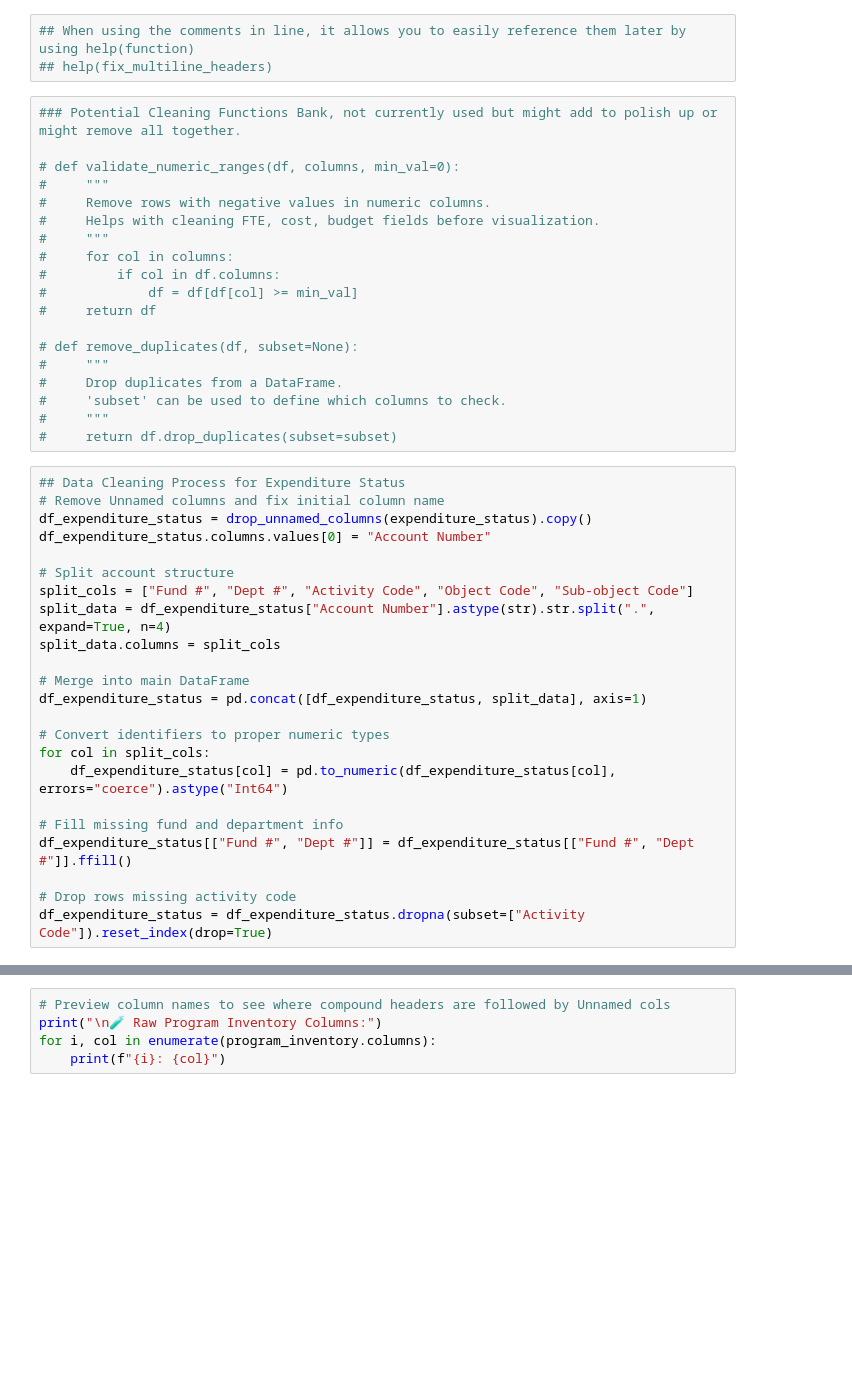
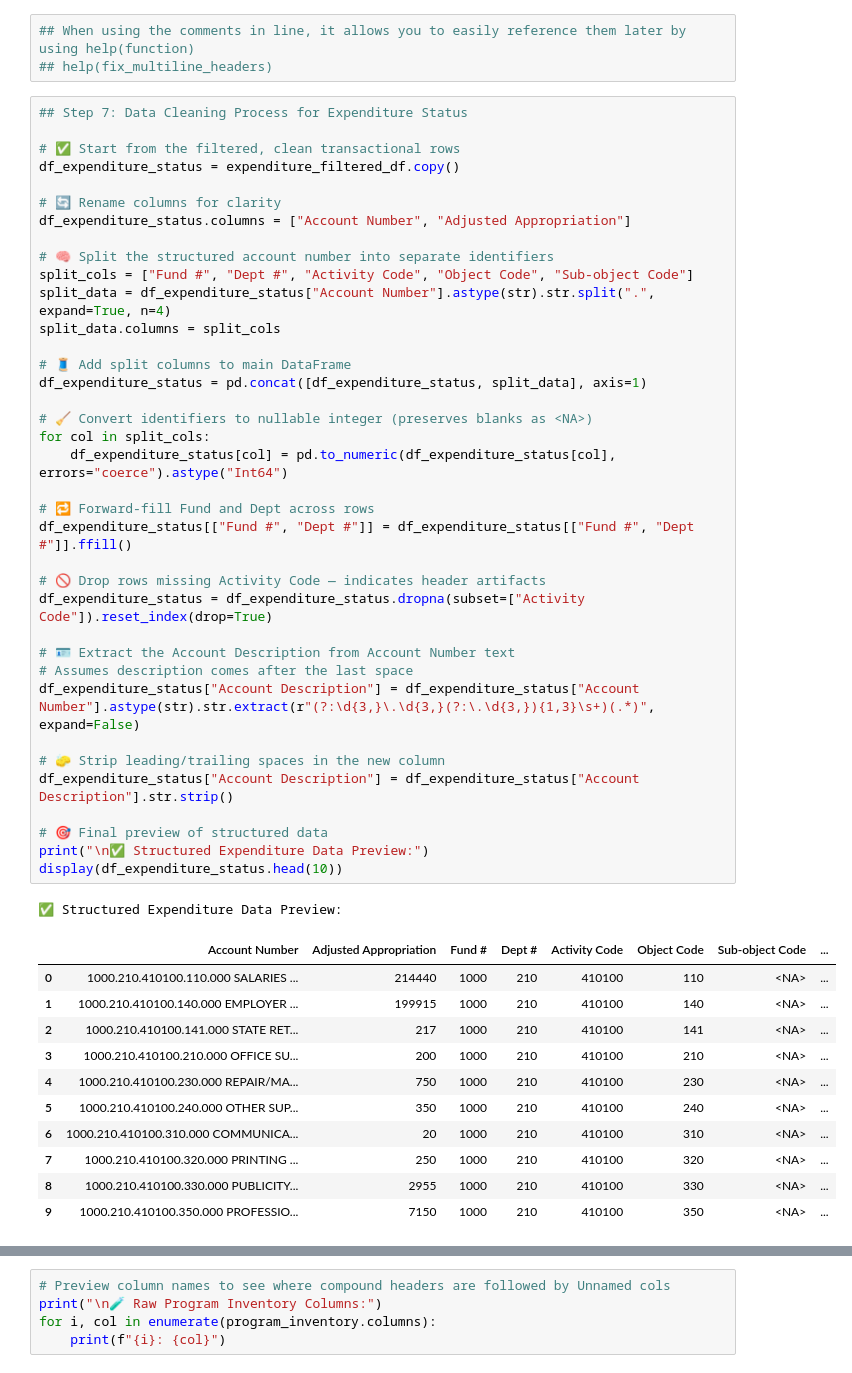
Before and after one commit to breannanpr/CityofMissoulaBudgetCapstone, a Jupyter notebook: citydata_exploratory.ipynb, the cells around one changed output, grey strips where cells are left out. Drawn from its saved outputs; the diff is of its cells as text; blank space fills up the shorter version.

```diff
--- a/citydata_exploratory.ipynb
+++ b/citydata_exploratory.ipynb
@@ -238,45 +259,53 @@ def strip_whitespace_and_standardize(df):
 # %%
 ## When using the comments in line, it allows you to easily reference them later by using help(function)
 ## help(fix_multiline_headers)
-# %%
-### Potential Cleaning Functions Bank, not currently used but might add to polish up or might remove all together.
-
-# def validate_numeric_ranges(df, columns, min_val=0):
-#     """
-#     Remove rows with negative values in numeric columns.
-#     Helps with cleaning FTE, cost, budget fields before visualization.
-#     """
-#     for col in columns:
-#         if col in df.columns:
-#             df = df[df[col] >= min_val]
-#     return df
-
-# def remove_duplicates(df, subset=None):
-#     """
-#     Drop duplicates from a DataFrame.
-#     'subset' can be used to define which columns to check.
-#     """
-#     return df.drop_duplicates(subset=subset)
 # %%
-## Data Cleaning Process for Expenditure Status
-# Remove Unnamed columns and fix initial column name
-df_expenditure_status = drop_unnamed_columns(expenditure_status).copy()
-df_expenditure_status.columns.values[0] = "Account Number"
+## Step 7: Data Cleaning Process for Expenditure Status
 
-# Split account structure
+# ✅ Start from the filtered, clean transactional rows
+df_expenditure_status = expenditure_filtered_df.copy()
+
+# 🔄 Rename columns for clarity
+df_expenditure_status.columns = ["Account Number", "Adjusted Appropriation"]
+
+# 🧠 Split the structured account number into separate identifiers
 split_cols = ["Fund #", "Dept #", "Activity Code", "Object Code", "Sub-object Code"]
 split_data = df_expenditure_status["Account Number"].astype(str).str.split(".", expand=True, n=4)
 split_data.columns = split_cols
 
-# Merge into main DataFrame
+# 🧵 Add split columns to main DataFrame
 df_expenditure_status = pd.concat([df_expenditure_status, split_data], axis=1)
 
-# Convert identifiers to proper numeric types
+# 🧹 Convert identifiers to nullable integer (preserves blanks as <NA>)
 for col in split_cols:
     df_expenditure_status[col] = pd.to_numeric(df_expenditure_status[col], errors="coerce").astype("Int64")
 
-# Fill missing fund and department info
+# 🔁 Forward-fill Fund and Dept across rows
 df_expenditure_status[["Fund #", "Dept #"]] = df_expenditure_status[["Fund #", "Dept #"]].ffill()
 
-# Drop rows missing activity code
+# 🚫 Drop rows missing Activity Code — indicates header artifacts
 df_expenditure_status = df_expenditure_status.dropna(subset=["Activity Code"]).reset_index(drop=True)
+
+# 🪪 Extract the Account Description from Account Number text
+# Assumes description comes after the last space
+df_expenditure_status["Account Description"] = df_expenditure_status["Account Number"].astype(str).str.extract(r"(?:\d{3,}\.\d{3,}(?:\.\d{3,}){1,3}\s+)(.*)", expand=False)
+
+# 🧽 Strip leading/trailing spaces in the new column
+df_expenditure_status["Account Description"] = df_expenditure_status["Account Description"].str.strip()
+
+# 🎯 Final preview of structured data
+print("\n✅ Structured Expenditure Data Preview:")
+display(df_expenditure_status.head(10))
+# %% [output]
+✅ Structured Expenditure Data Preview:
+|  | Account Number | Adjusted Appropriation | Fund # | Dept # | Activity Code | Object Code | Sub-object Code | ... |
+| 0 | 1000.210.410100.110.000 SALARIES ... | 214440 | 1000 | 210 | 410100 | 110 | <NA> | ... |
+| 1 | 1000.210.410100.140.000 EMPLOYER ... | 199915 | 1000 | 210 | 410100 | 140 | <NA> | ... |
+| 2 | 1000.210.410100.141.000 STATE RET... | 217 | 1000 | 210 | 410100 | 141 | <NA> | ... |
+| 3 | 1000.210.410100.210.000 OFFICE SU... | 200 | 1000 | 210 | 410100 | 210 | <NA> | ... |
+| 4 | 1000.210.410100.230.000 REPAIR/MA... | 750 | 1000 | 210 | 410100 | 230 | <NA> | ... |
+| 5 | 1000.210.410100.240.000 OTHER SUP... | 350 | 1000 | 210 | 410100 | 240 | <NA> | ... |
+| 6 | 1000.210.410100.310.000 COMMUNICA... | 20 | 1000 | 210 | 410100 | 310 | <NA> | ... |
+| 7 | 1000.210.410100.320.000 PRINTING ... | 250 | 1000 | 210 | 410100 | 320 | <NA> | ... |
+| 8 | 1000.210.410100.330.000 PUBLICITY... | 2955 | 1000 | 210 | 410100 | 330 | <NA> | ... |
+| 9 | 1000.210.410100.350.000 PROFESSIO... | 7150 | 1000 | 210 | 410100 | 350 | <NA> | ... |
```
Also changed, not shown: parts of 24 cells of this notebook, 1 other file.
